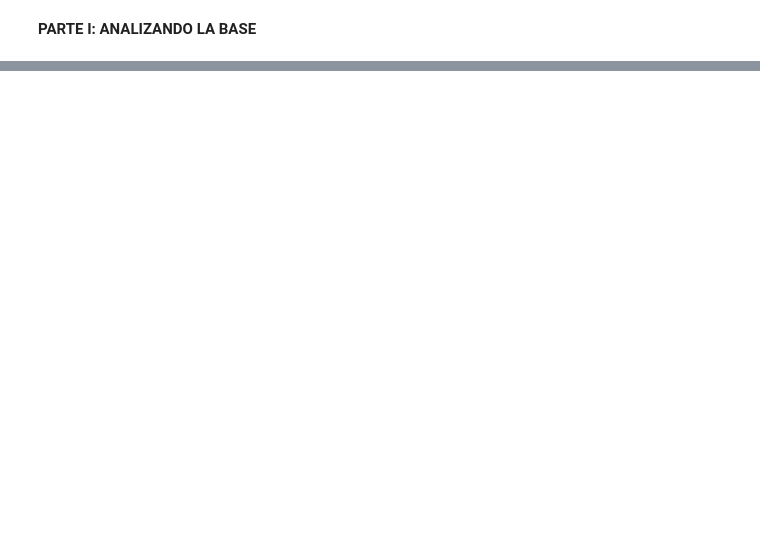
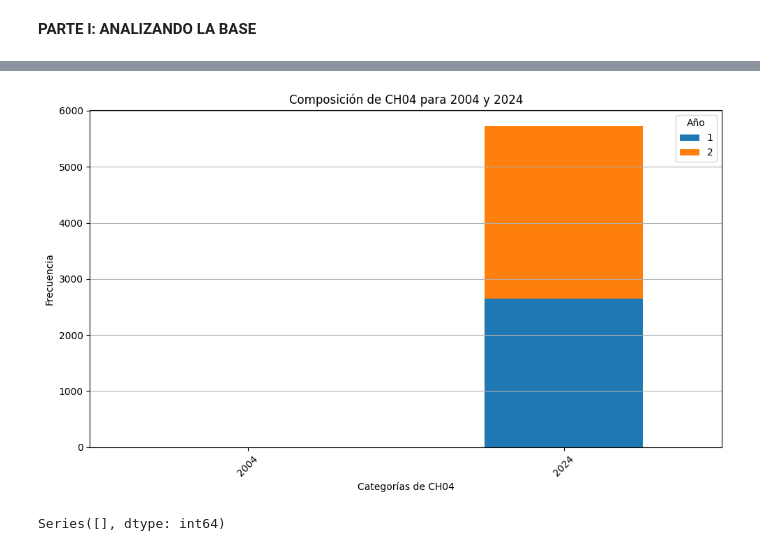
Before and after one commit to AngelaNavajas/CC408-T1-4, a Jupyter notebook: TP3/TP3.ipynb, the cells around one changed output, grey strips where cells are left out. Cells and saved outputs as stored; diff of their text form; code cells hidden in the pictures; blank space fills up the shorter version.

```diff
--- a/TP3/TP3.ipynb
+++ b/TP3/TP3.ipynb
@@ -37,5 +40,3 @@ print(nombres_variables24)
 #Para poder unir sin problema, me aseguro que als variables esten en el mismo formato
 base_04_filtrada.columns = base_04_filtrada.columns.str.lower()
 base_24_filtrada.columns = base_24_filtrada.columns.str.lower()
-# %%
-base_24_filtrada = base_24_filtrada[base_04_filtrada.columns]
@@ -41,0 +71,3 @@ base_24_filtrada = base_24_filtrada[base_04_filtrada.columns]
+# %%
+base_prelimpieza = pd.concat([base_24_filtrada, base_04_filtrada])
+print(base_prelimpieza)
@@ -41,0 +96,7 @@ base_24_filtrada = base_24_filtrada[base_04_filtrada.columns]
+# %%
+#Saco los ingresos negativos
+ingresos = ['p21', 'tot_p12', 'v2_m', 'v3_m', 'v4_m', 'v5_m', 'v8_m', 'v9_m', 'v10_m', 'v11_m', 'v12_m', 'v18_m', 'v19_am', 'v21_m', 't_vi', 'itf', 'ipcf']
+base_prelimpieza=base_prelimpieza[(base_prelimpieza[ingresos] >= 0).all(axis=1)]
+
+#Saco las edades negativas
+base_prelimpieza = base_prelimpieza[base_prelimpieza['ch06'] >= 0]
@@ -41,0 +161,40 @@ base_24_filtrada = base_24_filtrada[base_04_filtrada.columns]
+# %%
+# Filtrar los datos para los años 2004 y 2024
+data_2004 = base_prelimpieza[base_prelimpieza['ano4'] == 2004]
+data_2024 = base_prelimpieza[base_prelimpieza['ano4'] == 2024]
+
+# Contar la frecuencia de CH04
+frecuencia_2004 = data_2004['ch04'].value_counts()
+frecuencia_2024 = data_2024['ch04'].value_counts()
+
+# Crear un DataFrame combinando las frecuencias
+frecuencias_combinadas = pd.DataFrame({
+    '2004': frecuencia_2004,
+    '2024': frecuencia_2024
+}).fillna(0)  # Reemplazar NaN con 0
+
+# Transponer el DataFrame para que los años sean columnas
+frecuencias_combinadas = frecuencias_combinadas.T
+# %%
+# Crear el gráfico de barras
+frecuencias_combinadas.plot(kind='bar', stacked=True, figsize=(10, 6))
+
+# Añadir títulos y etiquetas
+plt.title('Composición de CH04 para 2004 y 2024')
+plt.xlabel('Categorías de CH04')
+plt.ylabel('Frecuencia')
+plt.xticks(rotation=45)
+plt.legend(title='Año')
+plt.grid(axis='y')
+
+# Mostrar el gráfico
+plt.tight_layout()
+plt.show()
+# %% [output]
+[figure, added]
+# %%
+# Verificar la cantidad de datos por año y género
+conteo = base_04_filtrada.groupby(['ano4']).size()
+print(conteo)
+# %% [output]
+Series([], dtype: int64)
```
Also changed, not shown: parts of 12 cells of this notebook.
